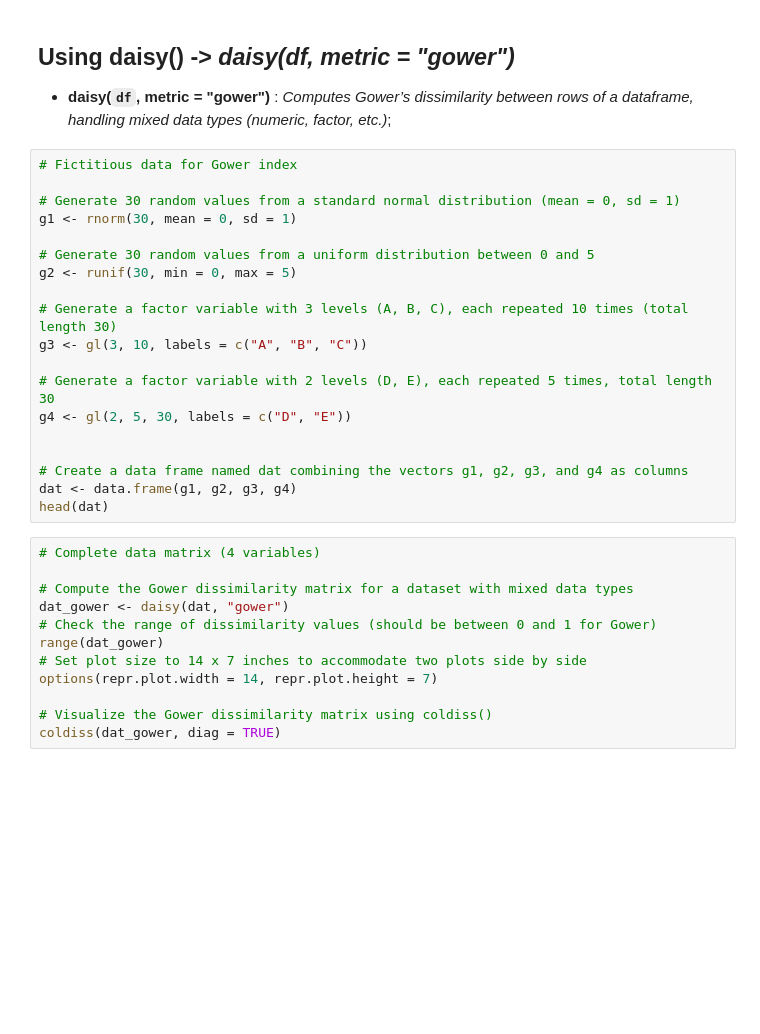
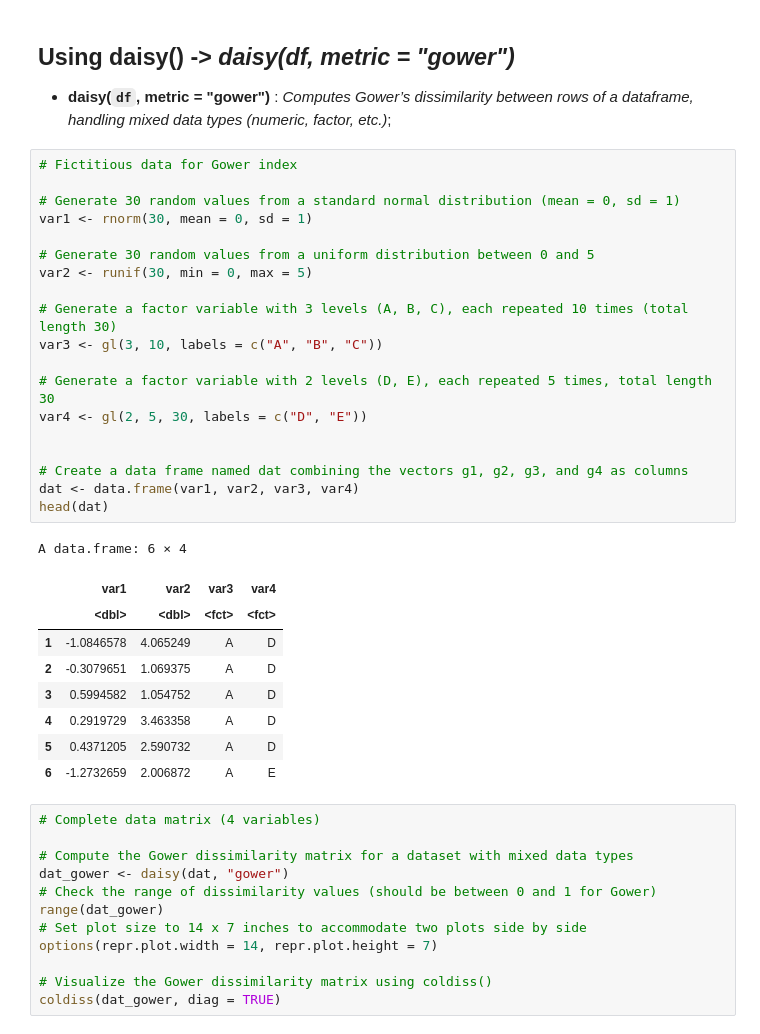
Before and after one commit to yaugot/ENV513_Multivariate_Statistics_in_R, a Jupyter notebook: Script2/Script2.ipynb, the cells around one changed output. Drawn from its saved outputs; the diff is of its cells as text; blank space fills up the shorter version.

```diff
--- a/Script2/Script2.ipynb
+++ b/Script2/Script2.ipynb
@@ -1375,22 +1396,32 @@ coldiss(spa.de, nc = 16, diag = TRUE)
 # %%
 # Fictitious data for Gower index
 
 # Generate 30 random values from a standard normal distribution (mean = 0, sd = 1)
-g1 <- rnorm(30, mean = 0, sd = 1)
+var1 <- rnorm(30, mean = 0, sd = 1)
 
 # Generate 30 random values from a uniform distribution between 0 and 5
-g2 <- runif(30, min = 0, max = 5)
+var2 <- runif(30, min = 0, max = 5)
 
 # Generate a factor variable with 3 levels (A, B, C), each repeated 10 times (total length 30)
-g3 <- gl(3, 10, labels = c("A", "B", "C"))
+var3 <- gl(3, 10, labels = c("A", "B", "C"))
 
 # Generate a factor variable with 2 levels (D, E), each repeated 5 times, total length 30
-g4 <- gl(2, 5, 30, labels = c("D", "E"))
+var4 <- gl(2, 5, 30, labels = c("D", "E"))
 
 
 # Create a data frame named dat combining the vectors g1, g2, g3, and g4 as columns
-dat <- data.frame(g1, g2, g3, g4)
+dat <- data.frame(var1, var2, var3, var4)
 head(dat)
+# %% [output]
+A data.frame: 6 × 4
+|  | var1 | var2 | var3 | var4 |
+|  | <dbl> | <dbl> | <fct> | <fct> |
+| 1 | -1.0846578 | 4.065249 | A | D |
+| 2 | -0.3079651 | 1.069375 | A | D |
+| 3 | 0.5994582 | 1.054752 | A | D |
+| 4 | 0.2919729 | 3.463358 | A | D |
+| 5 | 0.4371205 | 2.590732 | A | D |
+| 6 | -1.2732659 | 2.006872 | A | E |
 # %%
 # Complete data matrix (4 variables)
 
```
Also changed, not shown: parts of 3 cells of this notebook, 2 other files.
